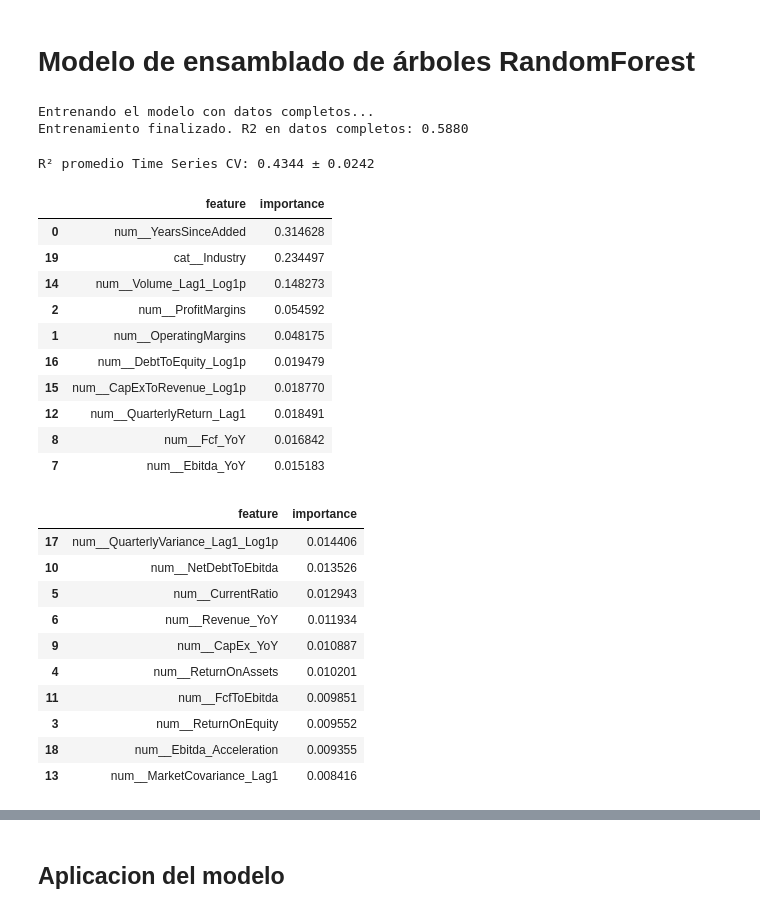
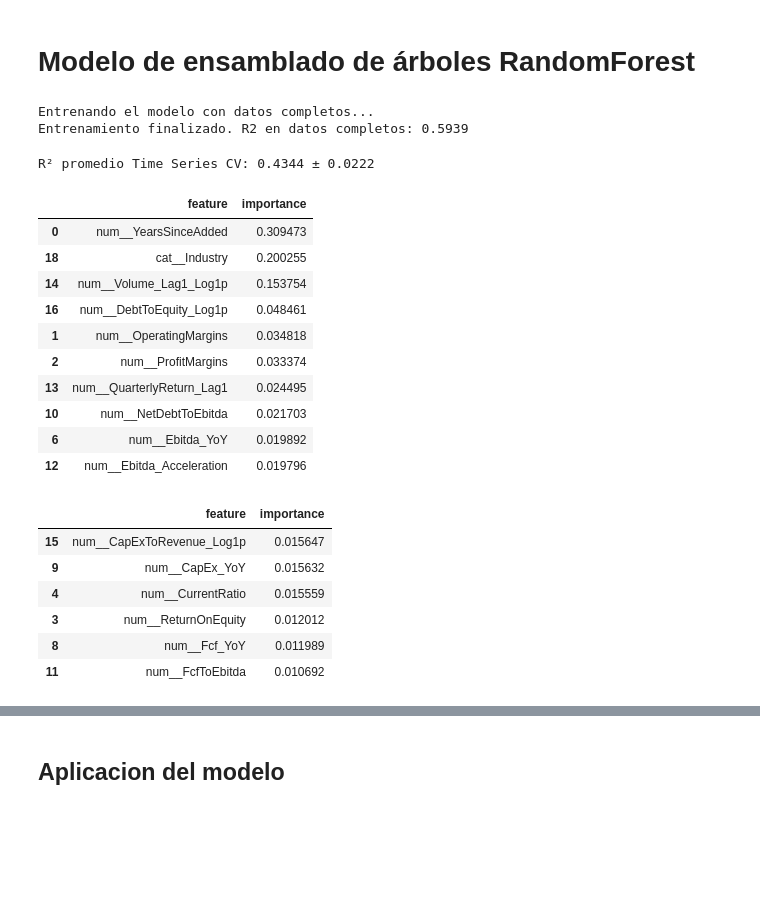
Before and after one commit to sebakremis/FinDataMining, a Jupyter notebook: 03_Notebook_Modelado.ipynb, the cells around one changed output, grey strips where cells are left out. Drawn from its saved outputs; the diff is of its cells as text; code cells hidden in the pictures; blank space fills up the shorter version.

```diff
--- a/03_Notebook_Modelado.ipynb
+++ b/03_Notebook_Modelado.ipynb
@@ -63,16 +63,14 @@ variables_no_significativas = [
     'Sector',
     'CapEx_Acceleration',
     'Fcf_Acceleration',
+    'CapEx_QoQ',
+    'Fcf_QoQ',
+    'ReturnOnAssets',
+    'Revenue_QoQ',
+    'MarketCovariance_Lag1'
 ]
 
 predictores_a_eliminar = cols_financieras + variables_no_significativas + [
-    # Ticker y fecha
-    'Ticker',
-    'Date',
-    # Precios
-    'Open',
-    'Close',
-
     # Posibles labels:
     # 1) Ratios de valuación
     'PriceToBook',
@@ -80,7 +78,16 @@ predictores_a_eliminar = cols_financieras + variables_no_significativas + [
     'EnterpriseToEbitda',
     # 2) Variables de tamaño (si se usan como label, quitar predictores RelativeAssets y RelativeRevenue para evitar Data Leakage)
     'MarketCap_Log1p',
-    'EnterpriseValue_Log1p'
+    'EnterpriseValue_Log1p',
+
+    # Precios (no usar como labels, no tiene sentido predecir precios crudos teniendo multiples tickers)
+    'Open',
+    'Close',
+
+    # Otros
+    'Ticker',
+    'Date',
+    'FinancialsSource'
     ]
 
 # Se define la variable objetivo y las variables predictoras
@@ -119,7 +126,7 @@ r2_completo = pipe.score(X, y)
 print(f"Entrenamiento finalizado. R2 en datos completos: {r2_completo:.4f}")
 # %% [output]
 Entrenando el modelo con datos completos...
-Entrenamiento finalizado. R2 en datos completos: 0.5880
+Entrenamiento finalizado. R2 en datos completos: 0.5939
 # %%
 # Test de validación cruzada
 # Configurar el validador de series temporales
@@ -137,7 +144,7 @@ cross_val_scores = cross_val_score(
 
 print(f"R² promedio Time Series CV: {cross_val_scores.mean():.4f} ± {cross_val_scores.std():.4f}")
 # %% [output]
-R² promedio Time Series CV: 0.4344 ± 0.0242
+R² promedio Time Series CV: 0.4344 ± 0.0222
 # %%
 # Importancia de factores en el modelo
 rf_model = pipe.named_steps['model']
@@ -152,30 +159,26 @@ feature_importance_df = feature_importance_df.sort_values(by='importance', ascen
 feature_importance_df.head(10)
 # %% [output]
 |  | feature | importance |
-| 0 | num__YearsSinceAdded | 0.314628 |
-| 19 | cat__Industry | 0.234497 |
-| 14 | num__Volume_Lag1_Log1p | 0.148273 |
-| 2 | num__ProfitMargins | 0.054592 |
-| 1 | num__OperatingMargins | 0.048175 |
-| 16 | num__DebtToEquity_Log1p | 0.019479 |
-| 15 | num__CapExToRevenue_Log1p | 0.018770 |
-| 12 | num__QuarterlyReturn_Lag1 | 0.018491 |
-| 8 | num__Fcf_YoY | 0.016842 |
-| 7 | num__Ebitda_YoY | 0.015183 |
+| 0 | num__YearsSinceAdded | 0.309473 |
+| 18 | cat__Industry | 0.200255 |
+| 14 | num__Volume_Lag1_Log1p | 0.153754 |
+| 16 | num__DebtToEquity_Log1p | 0.048461 |
+| 1 | num__OperatingMargins | 0.034818 |
+| 2 | num__ProfitMargins | 0.033374 |
+| 13 | num__QuarterlyReturn_Lag1 | 0.024495 |
+| 10 | num__NetDebtToEbitda | 0.021703 |
+| 6 | num__Ebitda_YoY | 0.019892 |
+| 12 | num__Ebitda_Acceleration | 0.019796 |
 # %%
-feature_importance_df.tail(10)
+feature_importance_df.tail(6)
 # %% [output]
 |  | feature | importance |
-| 17 | num__QuarterlyVariance_Lag1_Log1p | 0.014406 |
-| 10 | num__NetDebtToEbitda | 0.013526 |
-| 5 | num__CurrentRatio | 0.012943 |
-| 6 | num__Revenue_YoY | 0.011934 |
-| 9 | num__CapEx_YoY | 0.010887 |
-| 4 | num__ReturnOnAssets | 0.010201 |
-| 11 | num__FcfToEbitda | 0.009851 |
-| 3 | num__ReturnOnEquity | 0.009552 |
-| 18 | num__Ebitda_Acceleration | 0.009355 |
-| 13 | num__MarketCovariance_Lag1 | 0.008416 |
+| 15 | num__CapExToRevenue_Log1p | 0.015647 |
+| 9 | num__CapEx_YoY | 0.015632 |
+| 4 | num__CurrentRatio | 0.015559 |
+| 3 | num__ReturnOnEquity | 0.012012 |
+| 8 | num__Fcf_YoY | 0.011989 |
+| 11 | num__FcfToEbitda | 0.010692 |
 # %%
 # Visualizar distribución de features
 X.describe().T
```
Also changed, not shown: parts of 6 cells of this notebook, 1 other file.
